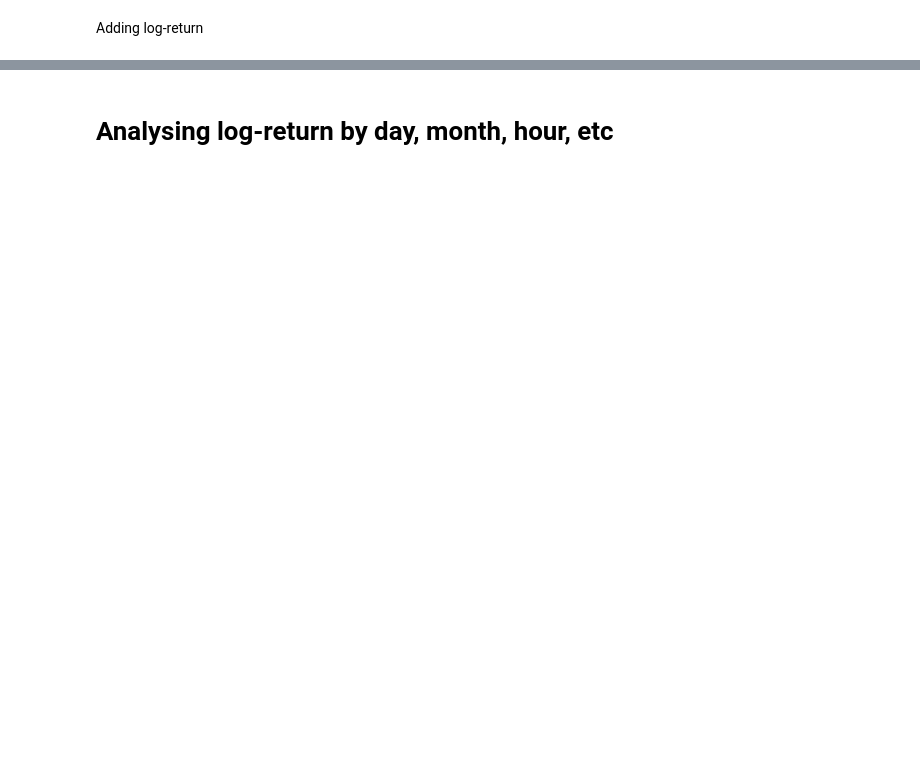
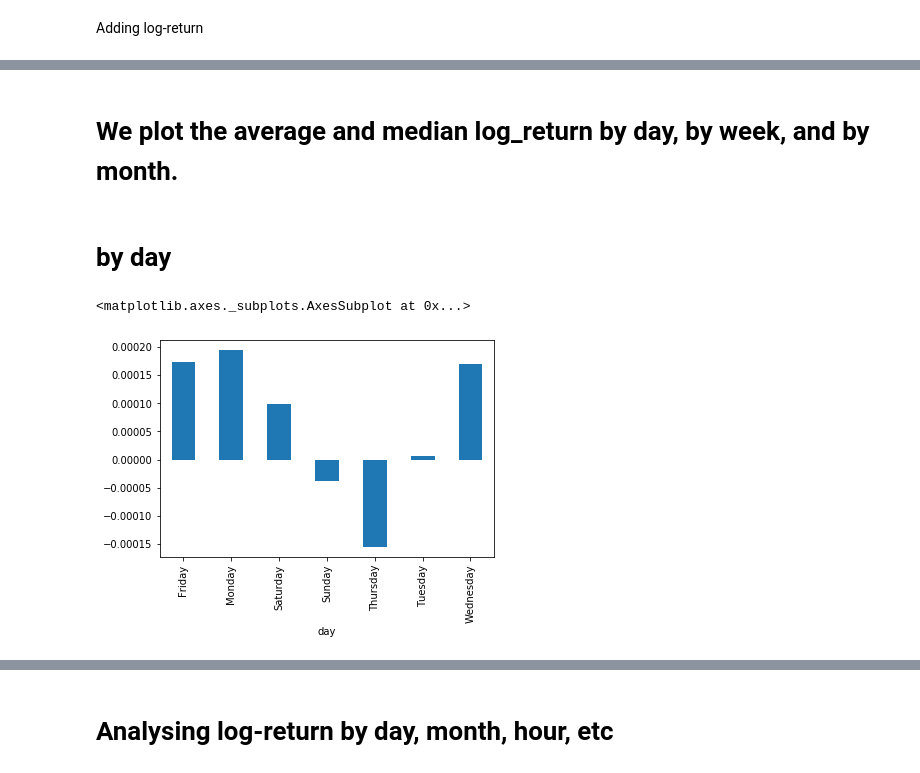
Before and after one commit to zachHFT/Optimal-Cryptocurrency-Trading-Strategies, a Jupyter notebook: eda.ipynb, the cells around one changed output, grey strips where cells are left out. Cells and saved outputs as stored; diff of their text form; code cells hidden in the pictures; blank space fills up the shorter version.

```diff
--- a/eda.ipynb
+++ b/eda.ipynb
@@ -93,0 +92,9 @@ df
+# %% [markdown]
+# We plot the average and median log_return by day, by week, and by month.
+# %% [markdown]
+# by day
+# %%
+df[['day', 'close_log_return']].groupby('day').mean().plot(kind='bar', legend=None)
+# %% [output]
+<matplotlib.axes._subplots.AxesSubplot at 0x...>
+[figure, added]
```
Also changed, not shown: parts of 20 cells of this notebook.
